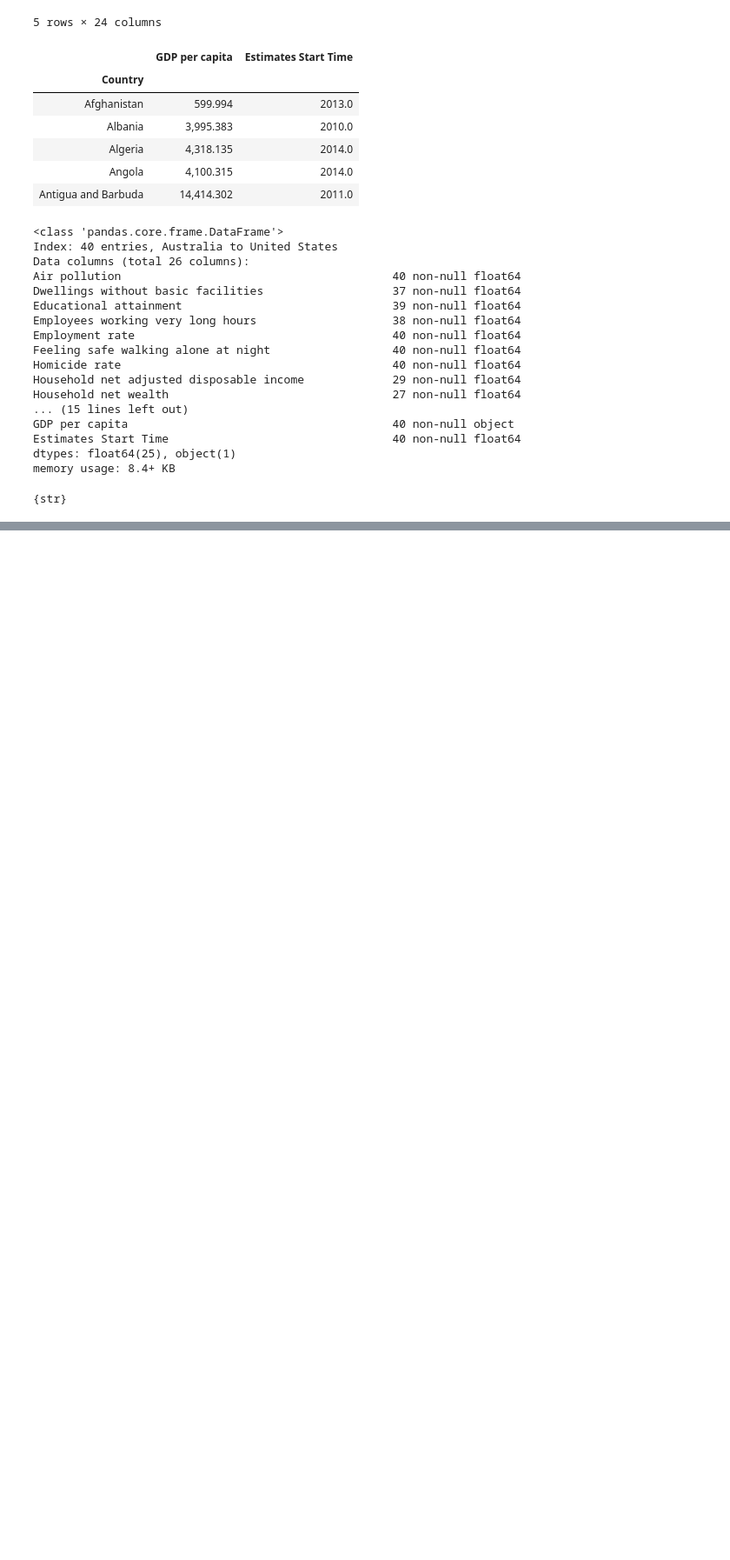
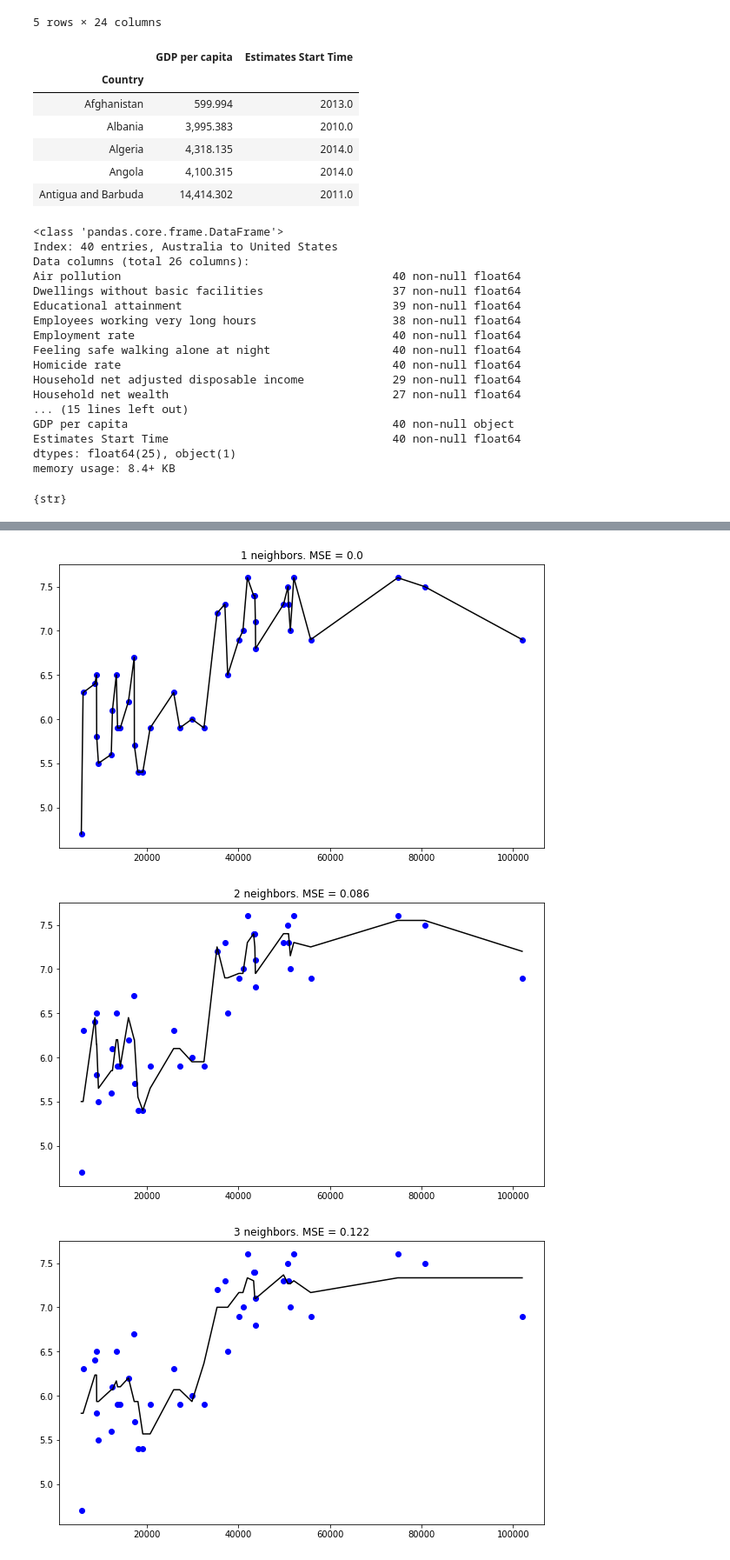
Before and after one commit to apethani21/exploring-economic-data, a Jupyter notebook: EDA.ipynb, the cells around one changed output, grey strips where cells are left out. Shown: that part at 87% size. Cells and saved outputs as stored; diff of their text form; code cells hidden in the pictures; blank space fills up the shorter version.

```diff
--- a/EDA.ipynb
+++ b/EDA.ipynb
@@ -215,0 +300,19 @@ corr.style.background_gradient(cmap='coolwarm', axis=None).set_precision(3)
+# %%
+knn_models = {n: sklearn.neighbors.KNeighborsRegressor(n_neighbors=n)
+              for n in range(1, 7)}
+
+sorted_X = np.sort(X, axis=0)
+for n, model in knn_models.items():
+    model.fit(X, y)
+    plt.figure(figsize=(10, 6))
+    plt.scatter(X.flatten(), y.flatten(), color='b')
+    plt.plot(sorted_X.flatten(),
+             model.predict(sorted_X).flatten(),
+             color='k');
+    mse = np.mean((y - model.predict(X))**2)
+    plt.xlabel('GDP per capita')
+    plt.title(f"{n} neighbors. MSE = {round(mse, 3)}")
+# %% [output]
+[figure, added]
+[figure, added]
+[figure, added]
```
Also changed, not shown: parts of 14 cells of this notebook, 1 other file.
